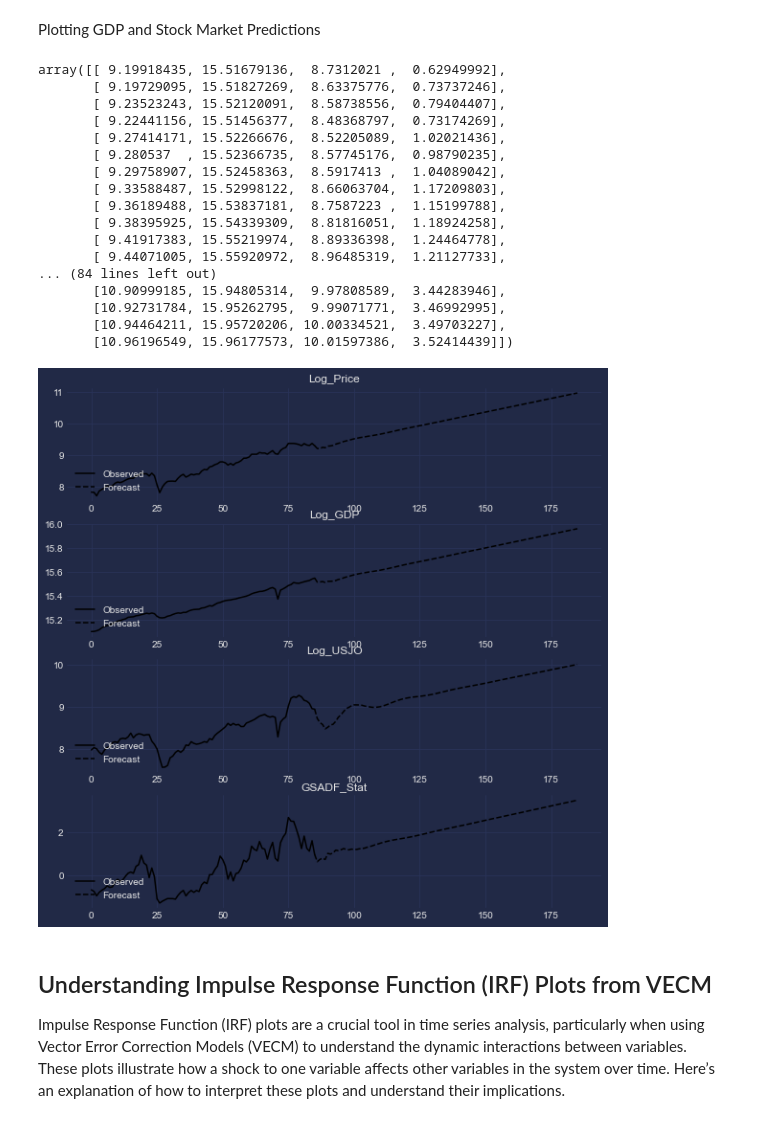
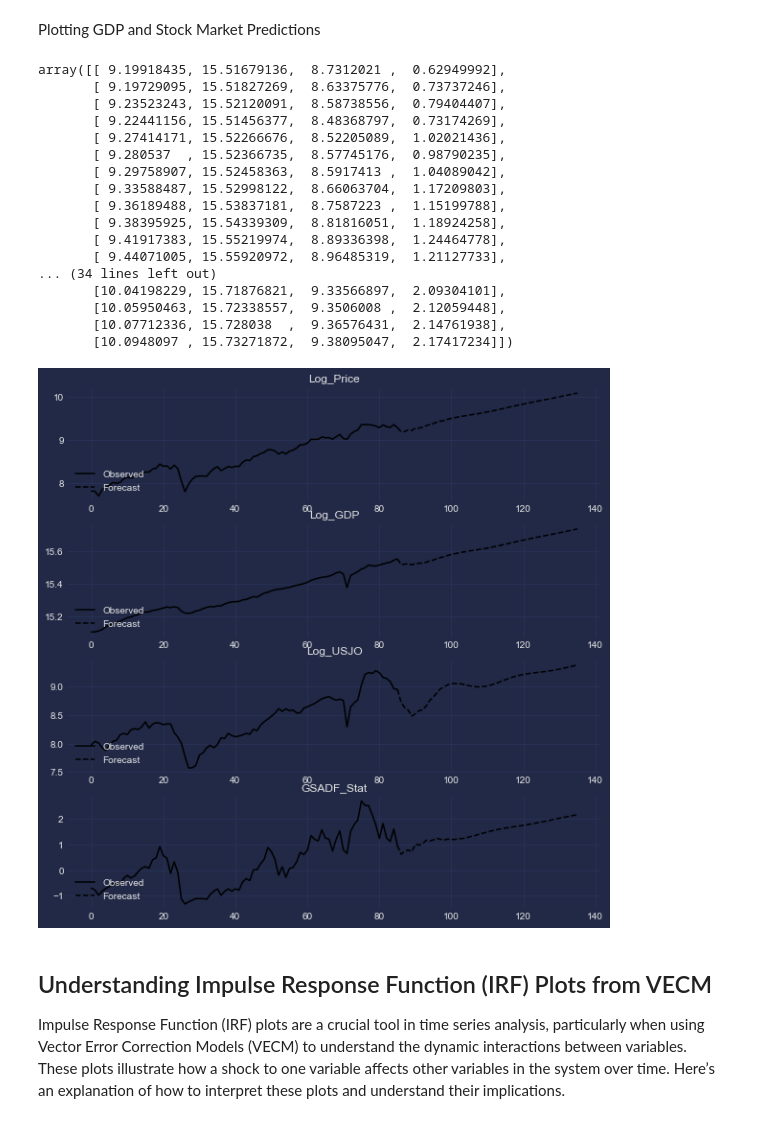
Before and after one commit to Philip-Lacava/Asset-Price-Bubble-Detection, a Jupyter notebook: Bubble Model 3.ipynb, the cells around one changed output. Drawn from its saved outputs; the diff is of its cells as text; code cells hidden in the pictures.

```diff
--- a/Bubble Model 3.ipynb
+++ b/Bubble Model 3.ipynb
@@ -894,28 +894,28 @@ lin_trend     -0.0053      0.001     -5.475      0.000      -0.007      -0.003
 # %% [markdown]
 Plotting GDP and Stock Market Predictions
 # %%
-vecm_result.plot_forecast(steps=100, plot_conf_int=False)
-forecast_df = vecm_result.predict(steps=100)
+vecm_result.plot_forecast(steps=50, plot_conf_int=False)
+forecast_df = vecm_result.predict(steps=50)
 forecast_df
 # %% [output]
 array([[ 9.19918435, 15.51679136,  8.7312021 ,  0.62949992],
        [ 9.19729095, 15.51827269,  8.63375776,  0.73737246],
        [ 9.23523243, 15.52120091,  8.58738556,  0.79404407],
        [ 9.22441156, 15.51456377,  8.48368797,  0.73174269],
        [ 9.27414171, 15.52266676,  8.52205089,  1.02021436],
        [ 9.280537  , 15.52366735,  8.57745176,  0.98790235],
        [ 9.29758907, 15.52458363,  8.5917413 ,  1.04089042],
        [ 9.33588487, 15.52998122,  8.66063704,  1.17209803],
        [ 9.36189488, 15.53837181,  8.7587223 ,  1.15199788],
        [ 9.38395925, 15.54339309,  8.81816051,  1.18924258],
        [ 9.41917383, 15.55219974,  8.89336398,  1.24464778],
        [ 9.44071005, 15.55920972,  8.96485319,  1.21127733],
-... (84 lines left out)
-       [10.90999185, 15.94805314,  9.97808589,  3.44283946],
-       [10.92731784, 15.95262795,  9.99071771,  3.46992995],
-       [10.94464211, 15.95720206, 10.00334521,  3.49703227],
-       [10.96196549, 15.96177573, 10.01597386,  3.52414439]])
+... (34 lines left out)
+       [10.04198229, 15.71876821,  9.33566897,  2.09304101],
+       [10.05950463, 15.72338557,  9.3506008 ,  2.12059448],
+       [10.07712336, 15.728038  ,  9.36576431,  2.14761938],
+       [10.0948097 , 15.73271872,  9.38095047,  2.17417234]])
-[figure, old version]
+[figure, new version]
 # %% [markdown]
 ## Understanding Impulse Response Function (IRF) Plots from VECM
 
```
Also changed, not shown: parts of 8 cells of this notebook, 5 other files.
